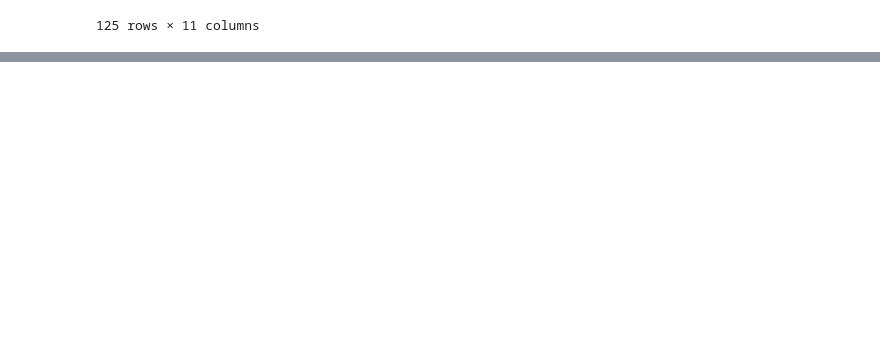
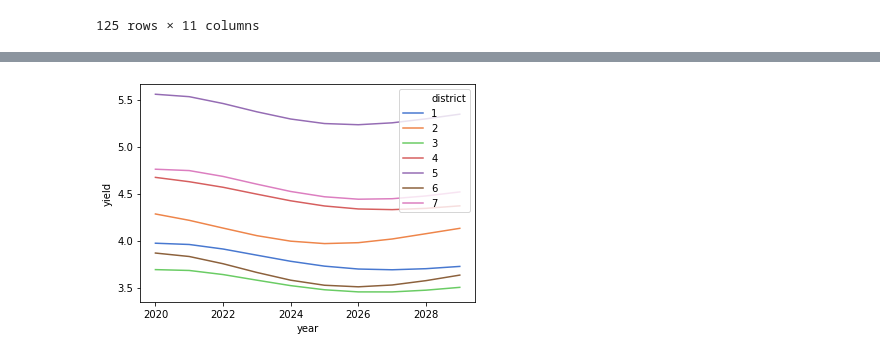
Before and after one commit to angelrureLurtis/LondonNW6, a Jupyter notebook: Part 2 Forecasting Prices and Rents.ipynb, the cells around one changed output, grey strips where cells are left out. Saved outputs shown, nothing was run; the diff lists cells and outputs as text; code cells hidden in the pictures; blank space fills up the shorter version.

```diff
--- a/Part 2 Forecasting Prices and Rents.ipynb
+++ b/Part 2 Forecasting Prices and Rents.ipynb
@@ -774,0 +1086,6 @@ forecasts_vdtr_ns_rent
+# %%
+sns.lineplot(data=yield_results, x='year', y='yield', hue='district', err_style=None, legend='full',
+            palette=sns.color_palette("muted")[0:len(yield_results['district'].unique())])
+plt.show()
+# %% [output]
+[figure, added]
```
Also changed, not shown: parts of 45 cells of this notebook.
